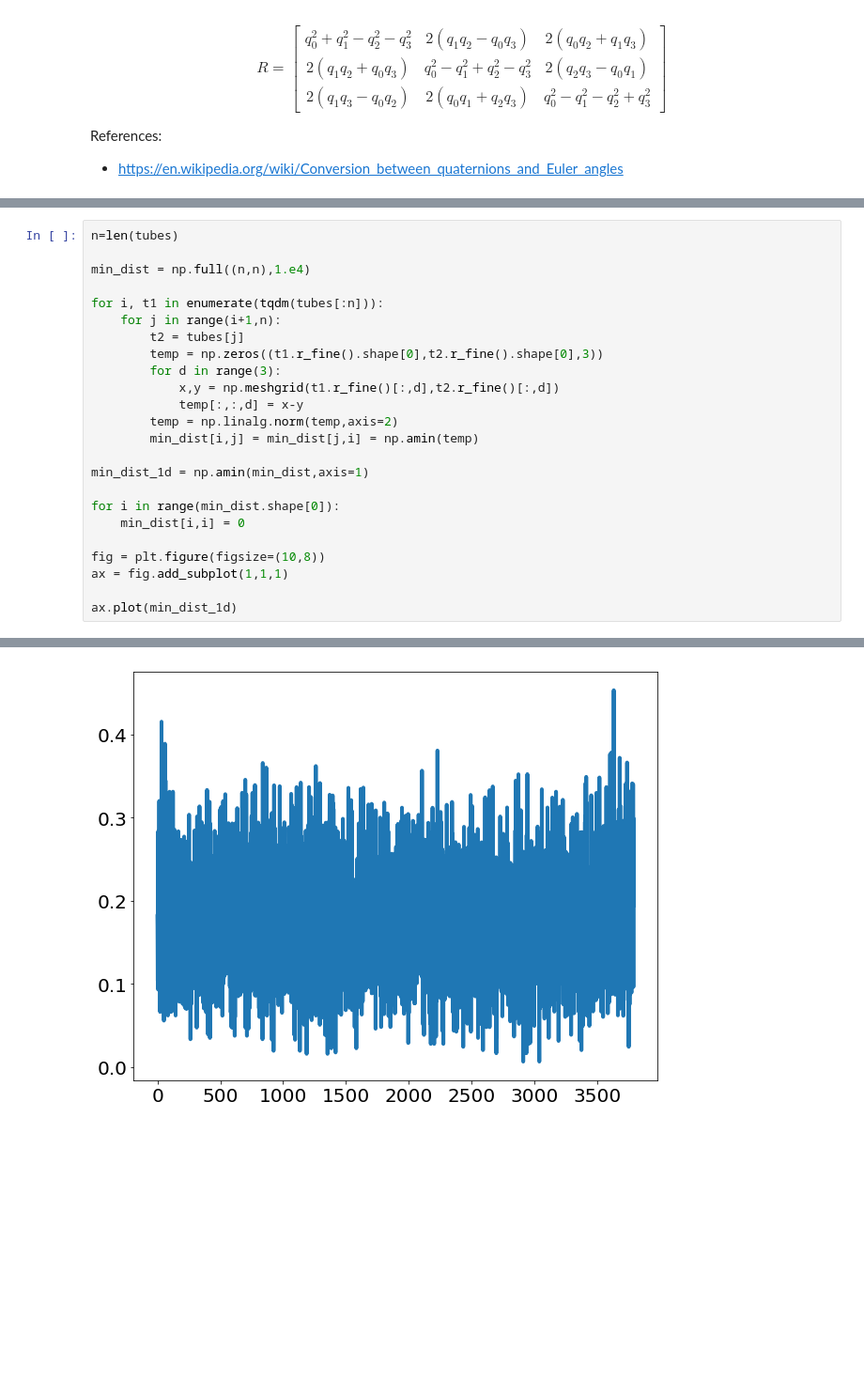
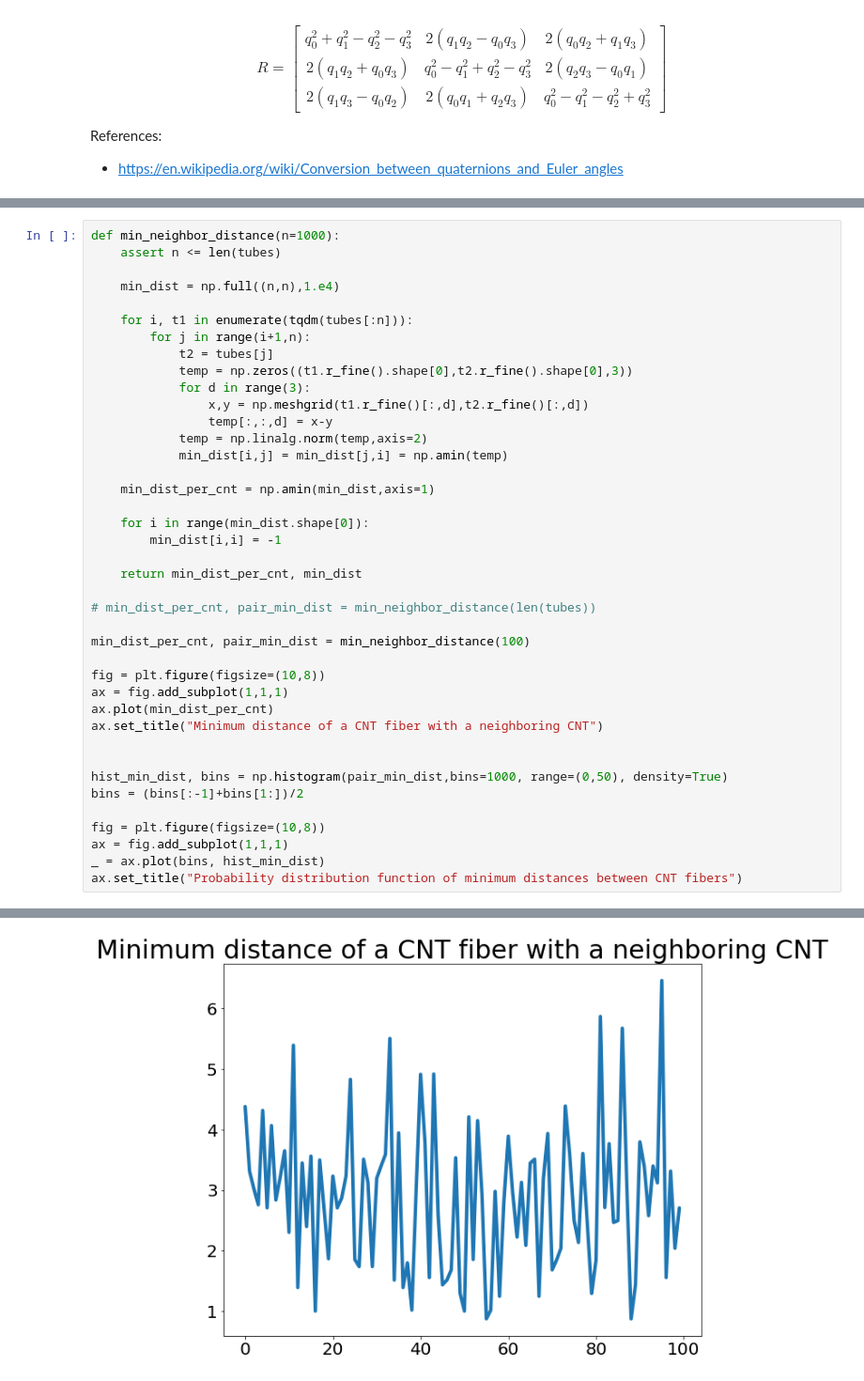
Before and after one commit to amirhosseindavoody/carbon_nanotube_mesh, a Jupyter notebook: cnt_mesh.ipynb, the cells around one changed output, grey strips where cells are left out. Shown at 94% size. Drawn from its saved outputs; the diff is of its cells as text; blank space fills up the shorter version.

```diff
--- a/cnt_mesh.ipynb
+++ b/cnt_mesh.ipynb
@@ -281,25 +171,41 @@ ax.plot(std)
 # %%
-n=len(tubes)
+def min_neighbor_distance(n=1000):
+    assert n <= len(tubes)
 
-min_dist = np.full((n,n),1.e4)
+    min_dist = np.full((n,n),1.e4)
 
-for i, t1 in enumerate(tqdm(tubes[:n])):
-    for j in range(i+1,n):
-        t2 = tubes[j]
-        temp = np.zeros((t1.r_fine().shape[0],t2.r_fine().shape[0],3))
-        for d in range(3):
-            x,y = np.meshgrid(t1.r_fine()[:,d],t2.r_fine()[:,d])
-            temp[:,:,d] = x-y
-        temp = np.linalg.norm(temp,axis=2)
-        min_dist[i,j] = min_dist[j,i] = np.amin(temp)
+    for i, t1 in enumerate(tqdm(tubes[:n])):
+        for j in range(i+1,n):
+            t2 = tubes[j]
+            temp = np.zeros((t1.r_fine().shape[0],t2.r_fine().shape[0],3))
+            for d in range(3):
+                x,y = np.meshgrid(t1.r_fine()[:,d],t2.r_fine()[:,d])
+                temp[:,:,d] = x-y
+            temp = np.linalg.norm(temp,axis=2)
+            min_dist[i,j] = min_dist[j,i] = np.amin(temp)
 
-min_dist_1d = np.amin(min_dist,axis=1)
+    min_dist_per_cnt = np.amin(min_dist,axis=1)
 
-for i in range(min_dist.shape[0]):
-    min_dist[i,i] = 0
+    for i in range(min_dist.shape[0]):
+        min_dist[i,i] = -1
+
+    return min_dist_per_cnt, min_dist
+
+# min_dist_per_cnt, pair_min_dist = min_neighbor_distance(len(tubes))
+
+min_dist_per_cnt, pair_min_dist = min_neighbor_distance(100)
 
 fig = plt.figure(figsize=(10,8))
 ax = fig.add_subplot(1,1,1)
+ax.plot(min_dist_per_cnt)
+ax.set_title("Minimum distance of a CNT fiber with a neighboring CNT")
 
-ax.plot(min_dist_1d)
+
+hist_min_dist, bins = np.histogram(pair_min_dist,bins=1000, range=(0,50), density=True)
+bins = (bins[:-1]+bins[1:])/2
+
+fig = plt.figure(figsize=(10,8))
+ax = fig.add_subplot(1,1,1)
+_ = ax.plot(bins, hist_min_dist)
+ax.set_title("Probability distribution function of minimum distances between CNT fibers")
 # %% [output]
@@ -307 +213 @@ ax.plot(min_dist_1d)
-[figure, old version]
+[figure, new version]
```
Also changed, not shown: parts of 21 cells of this notebook, 5 other files.
